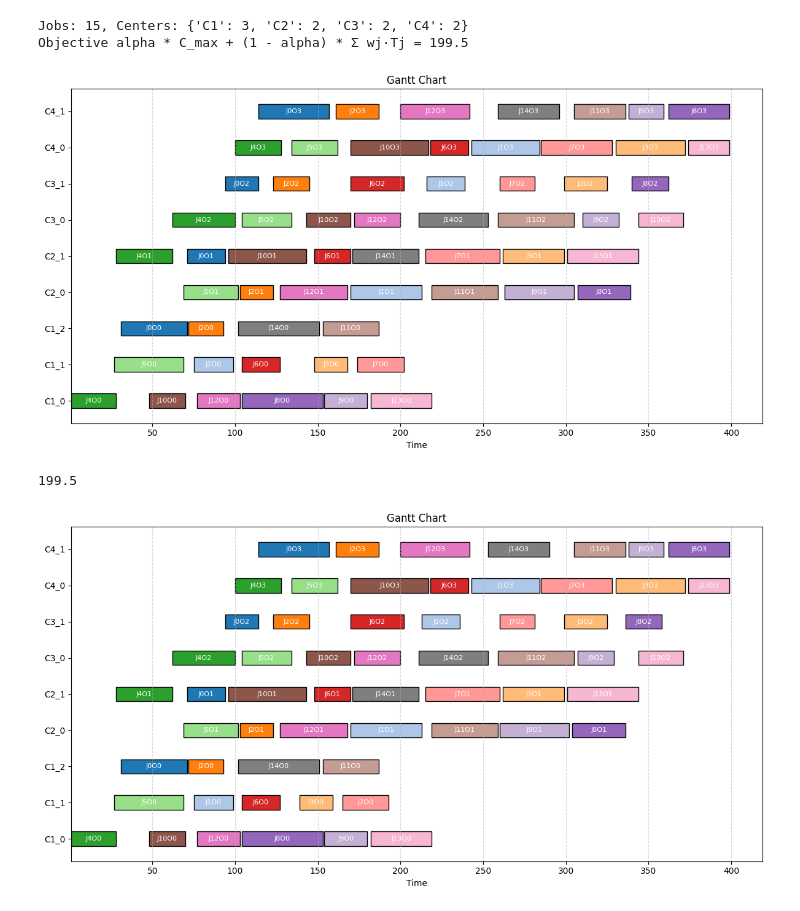
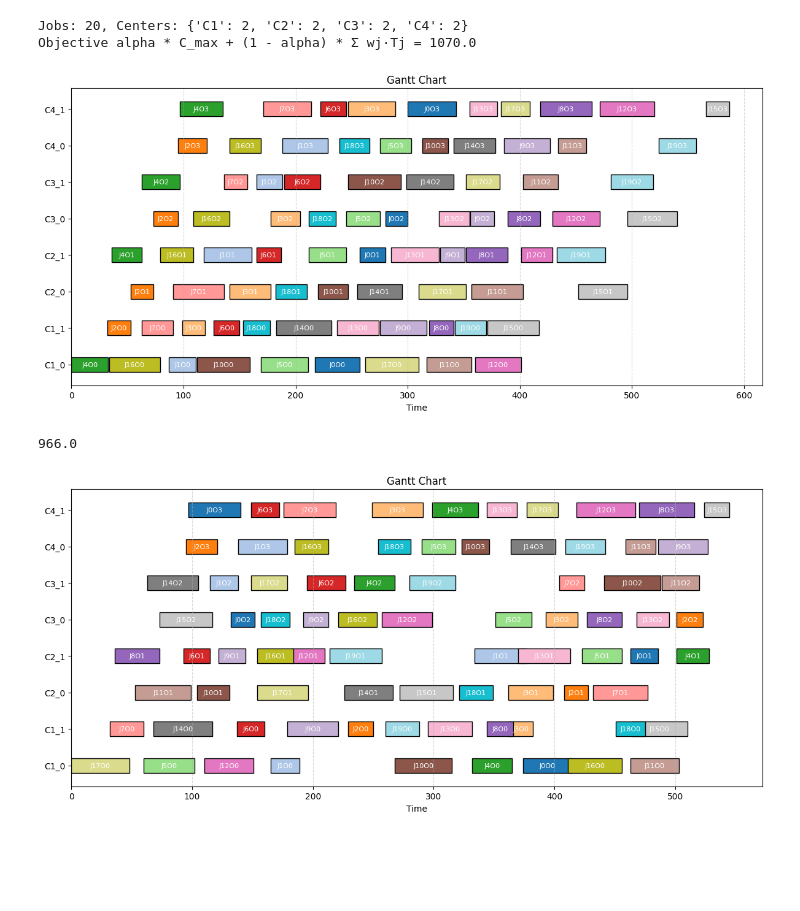
Before and after one commit to jmmchang/Flexible-Job-Shops, a Jupyter notebook: FJS.ipynb, the cells around one changed output. Cells and saved outputs as stored; diff of their text form; code cells hidden in the pictures; blank space fills up the shorter version.

```diff
--- a/FJS.ipynb
+++ b/FJS.ipynb
@@ -9,20 +8,20 @@ from genetic import GeneticAlgorithm
 from simulated_annealing import SimulatedAnnealing
 # %%
 # 1. 生成隨機實例
-random.seed(42)
+alpha = 0.5
 jobs_data, release_dates, due_dates, weights, setup_times, center_caps = generate_random_instance()
 
 # 2. 求解
 schedule, obj = solve_fjs_with_parallel_machines(
-    jobs_data, release_dates, due_dates, weights, setup_times, center_caps
+    jobs_data, release_dates, due_dates, weights, setup_times, center_caps, alpha
 )
 
 # 3. 輸出結果
 print(f"Jobs: {len(jobs_data)}, Centers: {center_caps}")
 print(f"Objective alpha * C_max + (1 - alpha) * Σ wj·Tj = {obj}\n")
 plot_gantt(schedule)
 # %% [output]
-Jobs: 15, Centers: {'C1': 3, 'C2': 2, 'C3': 2, 'C4': 2}
-Objective alpha * C_max + (1 - alpha) * Σ wj·Tj = 199.5
+Jobs: 20, Centers: {'C1': 2, 'C2': 2, 'C3': 2, 'C4': 2}
+Objective alpha * C_max + (1 - alpha) * Σ wj·Tj = 1070.0
-[figure, old version]
+[figure, new version]
 # %%
@@ -37,16 +36,10 @@ problem = SchedulingProblem(jobs_data, release_dates, due_dates, weights, setup_
 # %%
-random.seed(42)
-SA = SimulatedAnnealing(problem)
+SA = SimulatedAnnealing(problem, initial_temperature = 1000, min_temperature = 0.001, max_iteration = 1000, steps = 100)
 best_obj, best_schedule = SA.run(seed_solution)
 print(best_obj)
-best_schedule = decode_schedule(jobs_data,
-                    release_dates,
-                    setup_times,
-                    best_schedule[0],
-                    best_schedule[1])
-
+best_schedule = problem.generate_schedule(best_schedule[0], best_schedule[1])
 plot_gantt(best_schedule)
 # %% [output]
-199.5
+966.0
-[figure, old version]
+[figure, new version]
 # %%
```
Also changed, not shown: parts of 3 cells of this notebook, 3 other files.
